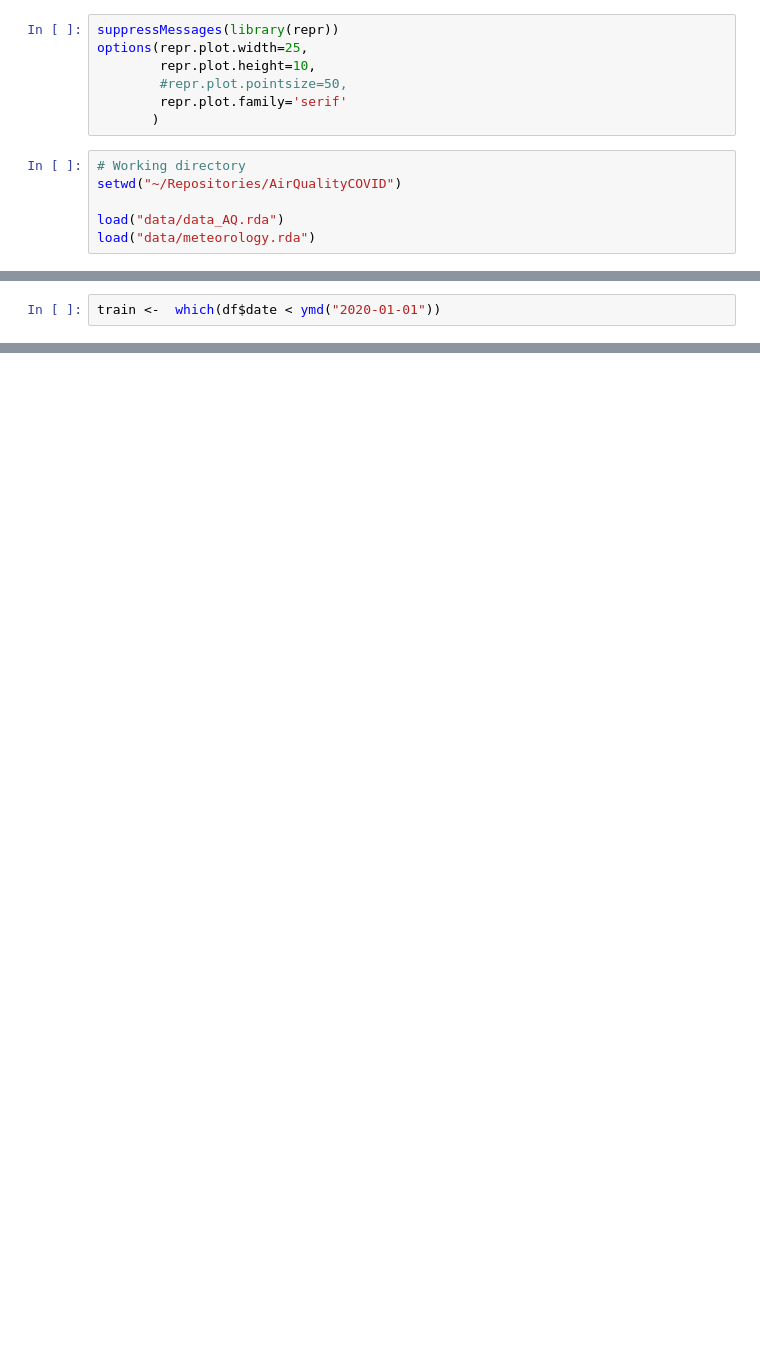
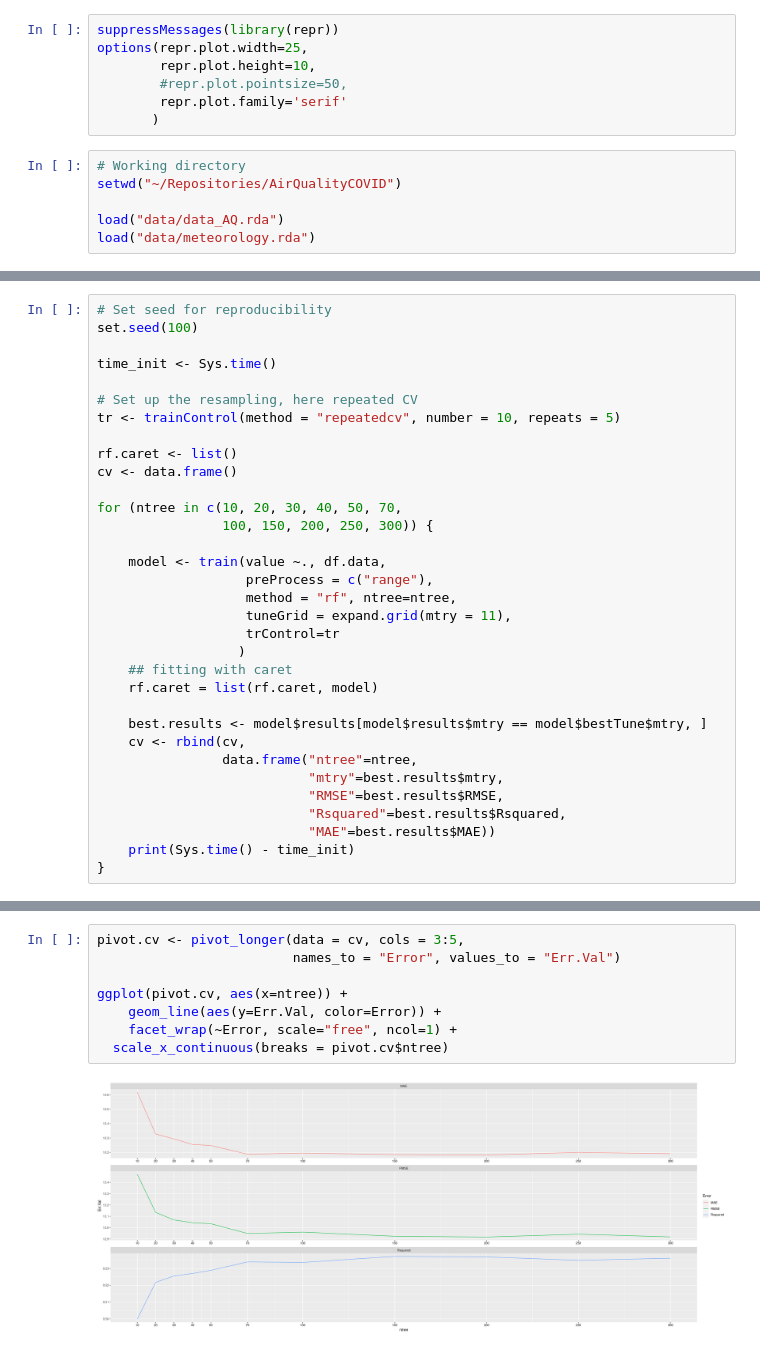
Before and after one commit to Jaimedgp/AirQualityCOVID, a Jupyter notebook: notebooks/Analysis/RandomForest/Draft.ipynb, the cells around one changed output, grey strips where cells are left out. Saved outputs shown, nothing was run; the diff lists cells and outputs as text; blank space fills up the shorter version.

```diff
--- a/notebooks/Analysis/RandomForest/Draft.ipynb
+++ b/notebooks/Analysis/RandomForest/Draft.ipynb
@@ -47,4 +53,2 @@ A data.frame: 6 × 13
-# %%
-train <-  which(df$date < ymd("2020-01-01"))
 # %%
 df.data <- df %>%
@@ -101,0 +58,33 @@ plot(rf.caret$results)
+# %%
+# Set seed for reproducibility
+set.seed(100)
+
+time_init <- Sys.time()
+
+# Set up the resampling, here repeated CV
+tr <- trainControl(method = "repeatedcv", number = 10, repeats = 5)
+
+rf.caret <- list()
+cv <- data.frame()
+
+for (ntree in c(10, 20, 30, 40, 50, 70,
+                100, 150, 200, 250, 300)) {
+
+    model <- train(value ~., df.data,
+                   preProcess = c("range"),
+                   method = "rf", ntree=ntree,
+                   tuneGrid = expand.grid(mtry = 11),
+                   trControl=tr
+                  )
+    ## fitting with caret
+    rf.caret = list(rf.caret, model)
+
+    best.results <- model$results[model$results$mtry == model$bestTune$mtry, ]
+    cv <- rbind(cv,
+                data.frame("ntree"=ntree,
+                           "mtry"=best.results$mtry,
+                           "RMSE"=best.results$RMSE,
+                           "Rsquared"=best.results$Rsquared,
+                           "MAE"=best.results$MAE))
+    print(Sys.time() - time_init)
+}
@@ -101,0 +103,10 @@ plot(rf.caret$results)
+# %%
+pivot.cv <- pivot_longer(data = cv, cols = 3:5,
+                         names_to = "Error", values_to = "Err.Val")
+
+ggplot(pivot.cv, aes(x=ntree)) +
+    geom_line(aes(y=Err.Val, color=Error)) +
+    facet_wrap(~Error, scale="free", ncol=1) +
+  scale_x_continuous(breaks = pivot.cv$ntree)
+# %% [output]
+[figure, added]
```
Also changed, not shown: parts of 8 cells of this notebook, 1 other file.
